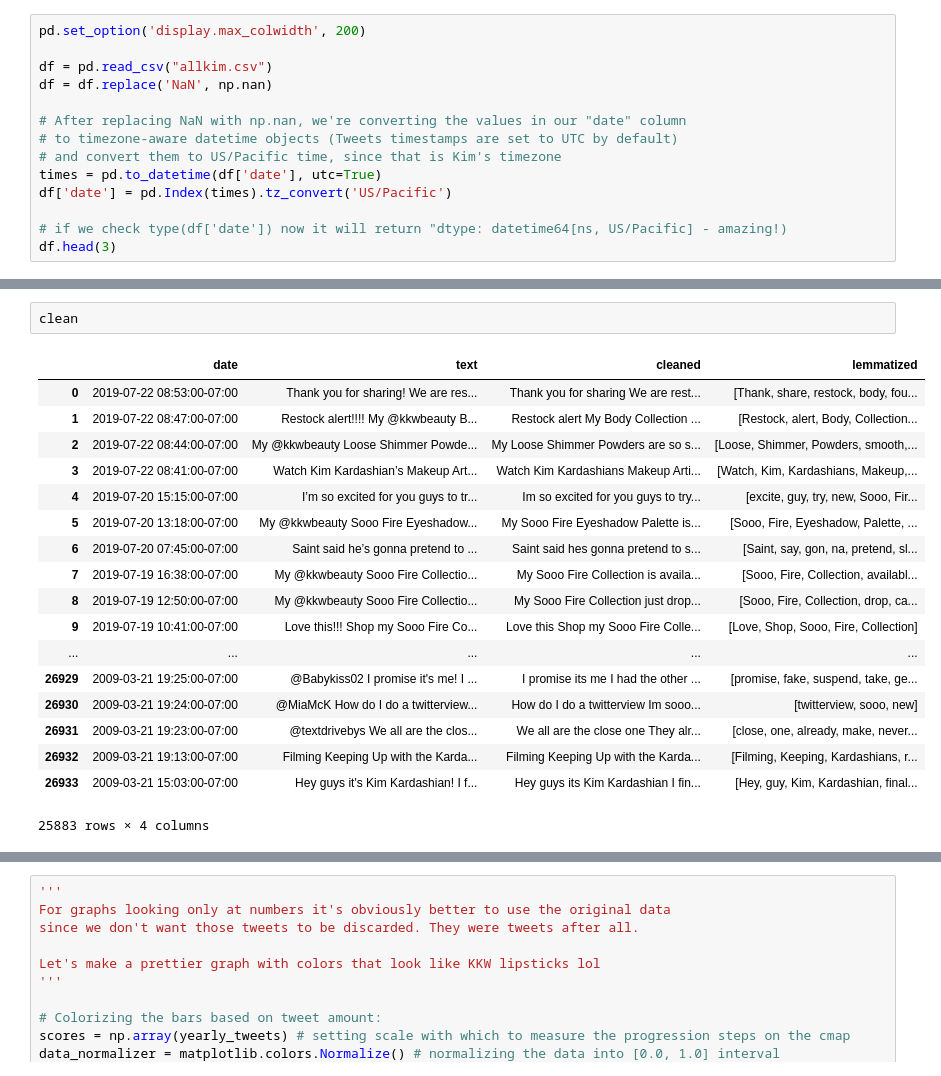
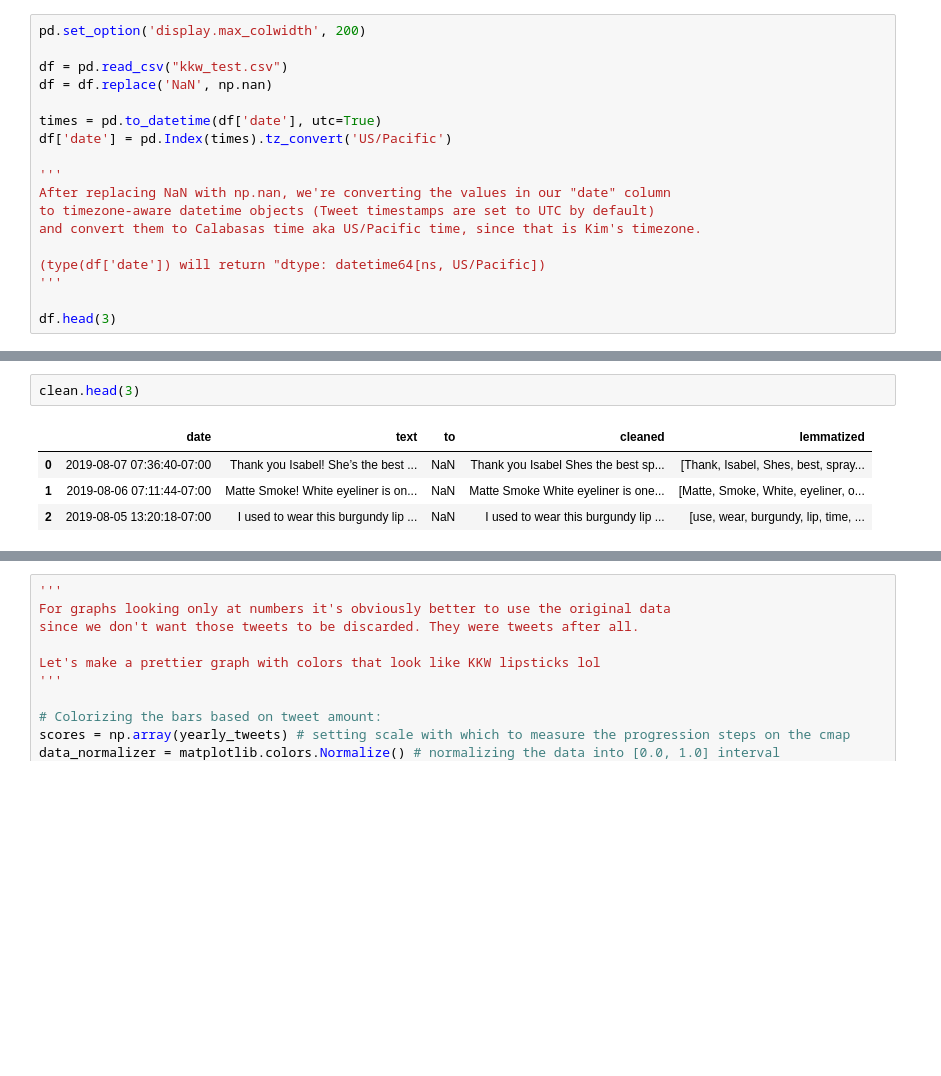
Before and after one commit to brokkoligirl/kimtweets, a Jupyter notebook: Kim's Complete Twitter Timeline (cleaned).ipynb, the cells around one changed output, grey strips where cells are left out. Drawn from its saved outputs; the diff is of its cells as text; blank space fills up the shorter version.

```diff
--- a/Kim's Complete Twitter Timeline (cleaned).ipynb
+++ b/Kim's Complete Twitter Timeline (cleaned).ipynb
@@ -31,15 +40,19 @@ from collections import Counter
 # %%
 pd.set_option('display.max_colwidth', 200)
 
-df = pd.read_csv("allkim.csv")
+df = pd.read_csv("kkw_test.csv")
 df = df.replace('NaN', np.nan)
 
-# After replacing NaN with np.nan, we're converting the values in our "date" column
-# to timezone-aware datetime objects (Tweets timestamps are set to UTC by default)
-# and convert them to US/Pacific time, since that is Kim's timezone
 times = pd.to_datetime(df['date'], utc=True)
 df['date'] = pd.Index(times).tz_convert('US/Pacific')
 
-# if we check type(df['date']) now it will return "dtype: datetime64[ns, US/Pacific] - amazing!)
+'''
+After replacing NaN with np.nan, we're converting the values in our "date" column
+to timezone-aware datetime objects (Tweet timestamps are set to UTC by default)
+and convert them to Calabasas time aka US/Pacific time, since that is Kim's timezone.
+
+(type(df['date']) will return "dtype: datetime64[ns, US/Pacific])
+'''
+
 df.head(3)
 # %% [output]
@@ -168,26 +178,12 @@ lemmatized = [tokenize_lemmatize(tweet) for tweet in clean['cleaned']]
 stopwords_removed = [remove_stopwords(tweet) for tweet in lemmatized]
 clean['lemmatized'] = stopwords_removed
 # %%
-clean
+clean.head(3)
 # %% [output]
-|  | date | text | cleaned | lemmatized |
-| 0 | 2019-07-22 08:53:00-07:00 | Thank you for sharing! We are res... | Thank you for sharing We are rest... | [Thank, share, restock, body, fou... |
-| 1 | 2019-07-22 08:47:00-07:00 | Restock alert!!!! My @kkwbeauty B... | Restock alert My Body Collection ... | [Restock, alert, Body, Collection... |
-| 2 | 2019-07-22 08:44:00-07:00 | My @kkwbeauty Loose Shimmer Powde... | My Loose Shimmer Powders are so s... | [Loose, Shimmer, Powders, smooth,... |
-| 3 | 2019-07-22 08:41:00-07:00 | Watch Kim Kardashian’s Makeup Art... | Watch Kim Kardashians Makeup Arti... | [Watch, Kim, Kardashians, Makeup,... |
-| 4 | 2019-07-20 15:15:00-07:00 | I’m so excited for you guys to tr... | Im so excited for you guys to try... | [excite, guy, try, new, Sooo, Fir... |
-| 5 | 2019-07-20 13:18:00-07:00 | My @kkwbeauty Sooo Fire Eyeshadow... | My Sooo Fire Eyeshadow Palette is... | [Sooo, Fire, Eyeshadow, Palette, ... |
-| 6 | 2019-07-20 07:45:00-07:00 | Saint said he’s gonna pretend to ... | Saint said hes gonna pretend to s... | [Saint, say, gon, na, pretend, sl... |
-| 7 | 2019-07-19 16:38:00-07:00 | My @kkwbeauty Sooo Fire Collectio... | My Sooo Fire Collection is availa... | [Sooo, Fire, Collection, availabl... |
-| 8 | 2019-07-19 12:50:00-07:00 | My @kkwbeauty Sooo Fire Collectio... | My Sooo Fire Collection just drop... | [Sooo, Fire, Collection, drop, ca... |
-| 9 | 2019-07-19 10:41:00-07:00 | Love this!!! Shop my Sooo Fire Co... | Love this Shop my Sooo Fire Colle... | [Love, Shop, Sooo, Fire, Collection] |
-| ... | ... | ... | ... | ... |
-| 26929 | 2009-03-21 19:25:00-07:00 | @Babykiss02 I promise it's me! I ... | I promise its me I had the other ... | [promise, fake, suspend, take, ge... |
-| 26930 | 2009-03-21 19:24:00-07:00 | @MiaMcK How do I do a twitterview... | How do I do a twitterview Im sooo... | [twitterview, sooo, new] |
-| 26931 | 2009-03-21 19:23:00-07:00 | @textdrivebys We all are the clos... | We all are the close one They alr... | [close, one, already, make, never... |
-| 26932 | 2009-03-21 19:13:00-07:00 | Filming Keeping Up with the Karda... | Filming Keeping Up with the Karda... | [Filming, Keeping, Kardashians, r... |
-| 26933 | 2009-03-21 15:03:00-07:00 | Hey guys it's Kim Kardashian! I f... | Hey guys its Kim Kardashian I fin... | [Hey, guy, Kim, Kardashian, final... |
+|  | date | text | to | cleaned | lemmatized |
+| 0 | 2019-08-07 07:36:40-07:00 | Thank you Isabel! She’s the best ... | NaN | Thank you Isabel Shes the best sp... | [Thank, Isabel, Shes, best, spray... |
+| 1 | 2019-08-06 07:11:44-07:00 | Matte Smoke! White eyeliner is on... | NaN | Matte Smoke White eyeliner is one... | [Matte, Smoke, White, eyeliner, o... |
+| 2 | 2019-08-05 13:20:18-07:00 | I used to wear this burgundy lip ... | NaN | I used to wear this burgundy lip ... | [use, wear, burgundy, lip, time, ... |
-25883 rows × 4 columns
 # %%
 # Stemming is different to Lemmatization in the approach it uses to produce root forms of words and the word produced.
 # Stems are created by removing the suffixes or prefixes used with a word.
```
Also changed, not shown: parts of 20 cells of this notebook, 1 other file.
